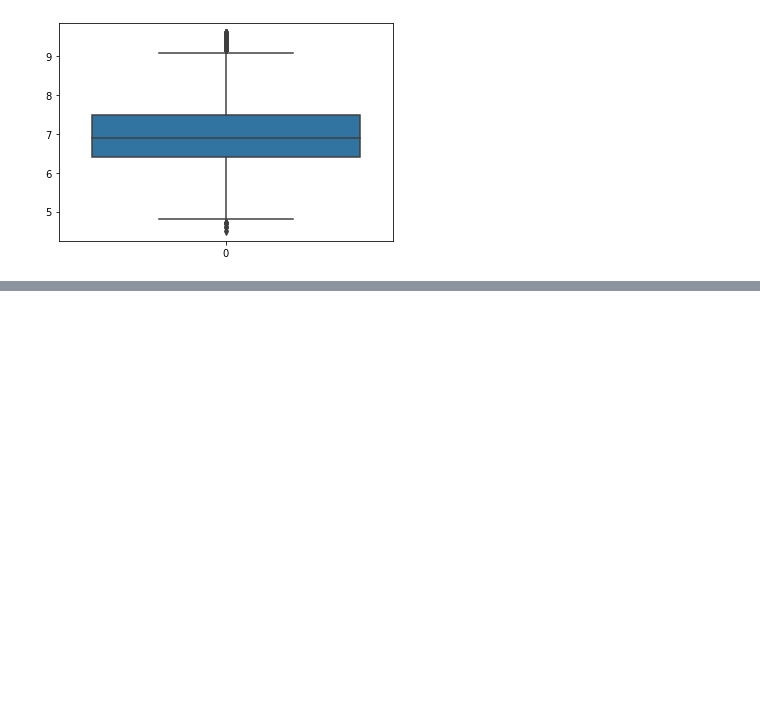
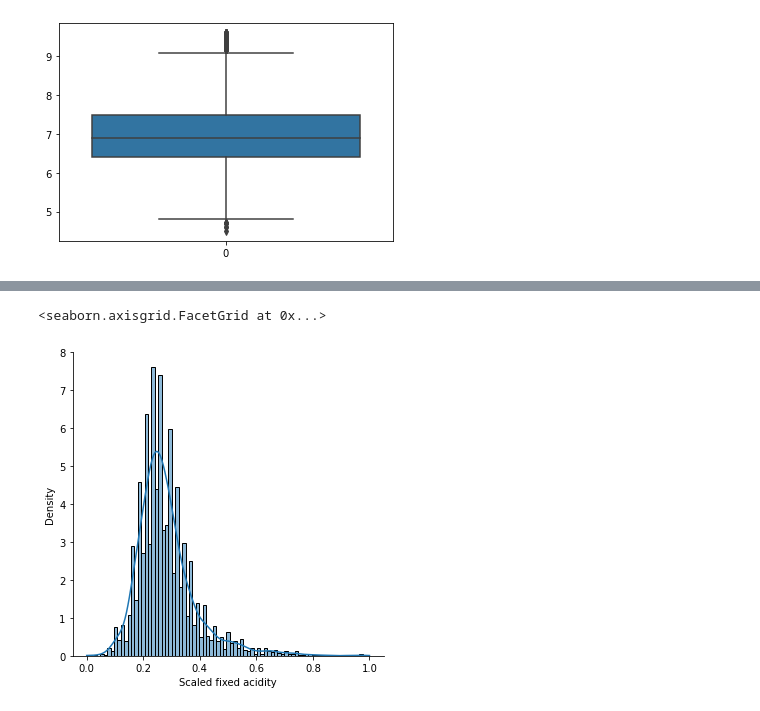
Before and after one commit to garlicvread/DataAnalysisRecapitulation, a Jupyter notebook: Day3_cross_validation_and_LGBM/daconPracticeDay3_2_dataPreprocessing.ipynb, the cells around one changed output, grey strips where cells are left out. Drawn from its saved outputs; the diff is of its cells as text; code cells hidden in the pictures; blank space fills up the shorter version.

```diff
--- a/Day3_cross_validation_and_LGBM/daconPracticeDay3_2_dataPreprocessing.ipynb
+++ b/Day3_cross_validation_and_LGBM/daconPracticeDay3_2_dataPreprocessing.ipynb
@@ -166,0 +219,3 @@ sns.boxplot(data = train2['fixed acidity'])
+# %%
+# Set the min-max scaler into the variable 'scaler'
+scaler = MinMaxScaler()
@@ -166,0 +232,10 @@ sns.boxplot(data = train2['fixed acidity'])
+# %%
+# Change the 'fixed acidity' of the train using scaler
+# Save the changed data into a new column 'Scaled fixed acidity'
+train['Scaled fixed acidity'] = scaler.transform(train[['fixed acidity']])
+# %%
+# Visualize the distplot of the new column
+sns.displot(train['Scaled fixed acidity'], kde=True, stat="density", linewidth=1)
+# %% [output]
+<seaborn.axisgrid.FacetGrid at 0x...>
+[figure, added]
```
Also changed, not shown: parts of 8 cells of this notebook.
